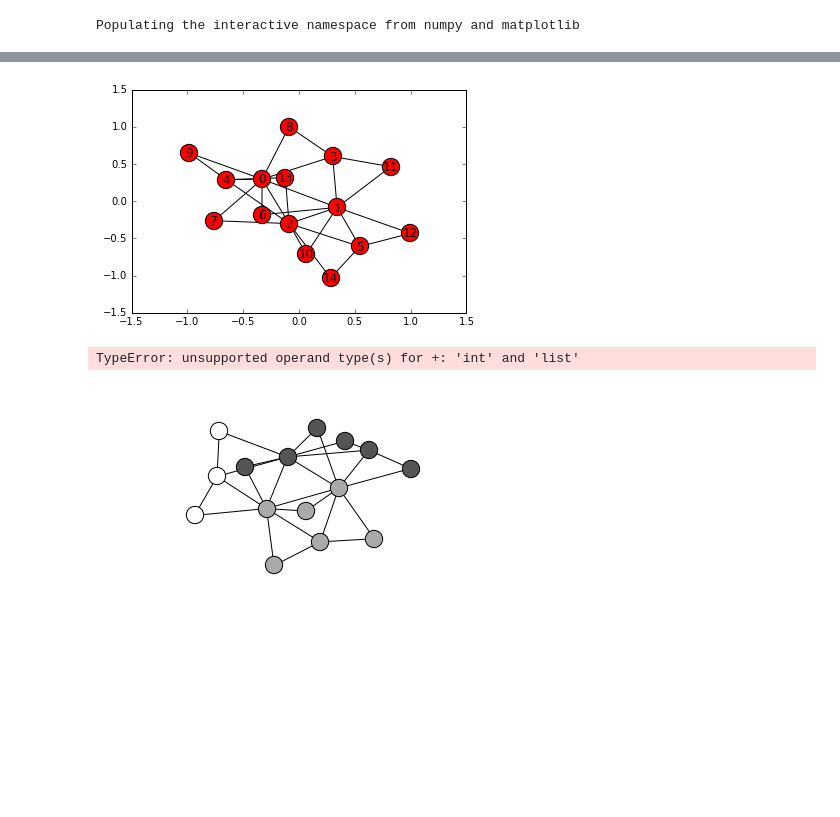
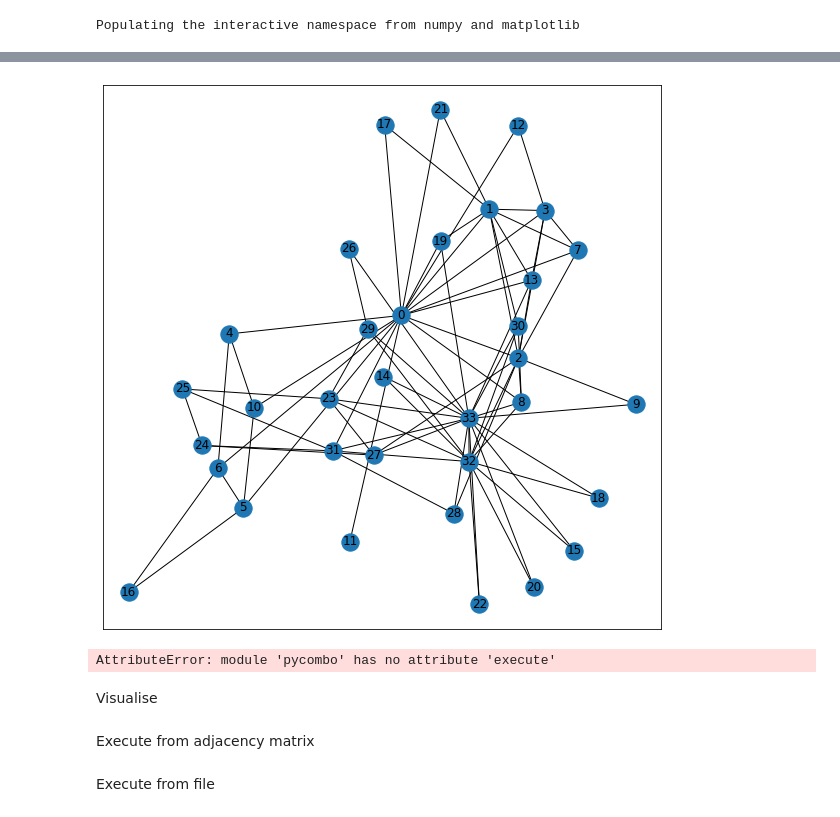
Before and after one commit to Casyfill/pyCombo, a Jupyter notebook: example/example.ipynb, the cells around one changed output, grey strips where cells are left out. Saved outputs shown, nothing was run; the diff lists cells and outputs as text; code cells hidden in the pictures; blank space fills up the shorter version.

```diff
--- a/example/example.ipynb
+++ b/example/example.ipynb
@@ -11,2 +15,2 @@ from pyCombo import combo, modularity
 # %%
-G = nx.dorogovtsev_goltsev_mendes_graph(3)
+G = nx.karate_club_graph()
@@ -15,6 +16,0 @@ pos=nx.spring_layout(G)
-# %%
-nx.draw_networkx(G,pos)
-# %% [output]
-[figure, removed]
-# %%
-nx.set_edge_attributes(G, 'weight', [1]*G.number_of_edges())
@@ -23,23 +17,17 @@ partition = combo(G, weight='weight')
-# %%
-partition = community.best_partition(G)
-# %% [output]
-TypeError: unsupported operand type(s) for +: 'int' and 'list'
-# %%
-size = float(len(set(partition.values())))
-
-count = 0.
-for com in set(partition.values()) :
-    count+= 1.
-    c = count / size
-
-    list_nodes = [nodes for nodes in partition.keys()
-                                if partition[nodes] == com]
-    nx.draw_networkx_nodes(G, pos, list_nodes, node_size = 300,
-                                node_color = str(c))
-
-
-nx.draw_networkx_edges(G,pos, alpha=1)
-plt.axis('off');
-plt.show()
-# %% [output]
-[figure, removed]
+# %%
+fig, ax =  plt.subplots(figsize=(10,10))
+
+pos=nx.spring_layout(G)
+nx.draw_networkx(G,pos, ax=ax)
+# %% [output]
+[figure, added]
+# %%
+partition, modularity = pycombo.execute(G, return_modularity=True)
+# %% [output]
+AttributeError: module 'pycombo' has no attribute 'execute'
+# %% [markdown]
+Visualise
+# %% [markdown]
+Execute from adjacency matrix
+# %% [markdown]
+Execute from file
```
Also changed, not shown: parts of 6 cells of this notebook, 4 other files.
